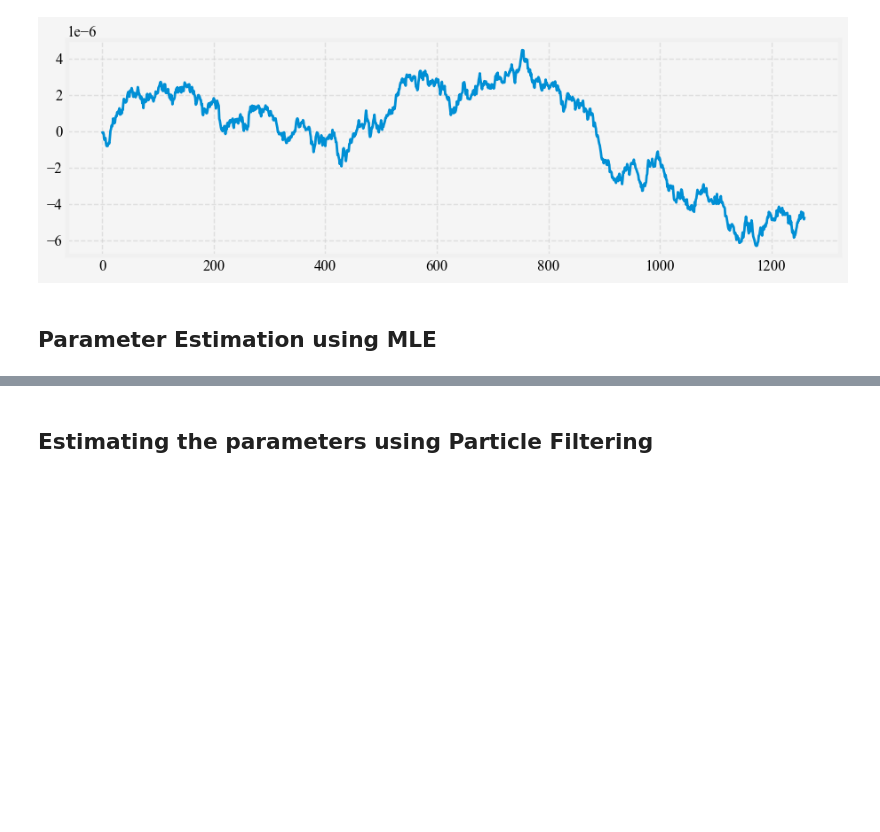
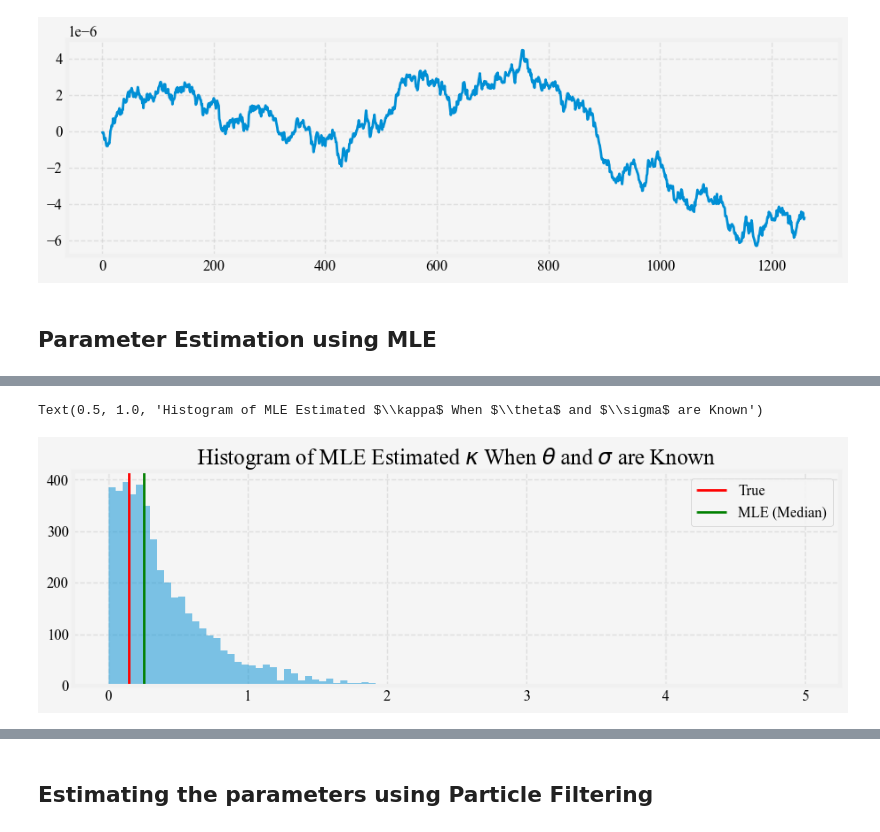
Before and after one commit to steveya/short-rate-models, a Jupyter notebook: notebook/vasicek_model.ipynb, the cells around one changed output, grey strips where cells are left out. Cells and saved outputs as stored; diff of their text form; code cells hidden in the pictures; blank space fills up the shorter version.

```diff
--- a/notebook/vasicek_model.ipynb
+++ b/notebook/vasicek_model.ipynb
@@ -144,8 +144,8 @@ def vasicek_log_likelihood(params, rates, dt):
     return -logL
 
 def calibrate_vasicek_mle(rates, dt):
-    initial_params = [1, np.mean(rates), np.std(np.diff(rates)) * np.sqrt(1/dt)]
-    bounds = [(0, None), (None, None), (1e-8, None)]
+    initial_params = [np.random.uniform(0, 1), np.mean(rates), np.std(np.diff(rates)) * np.sqrt(1/dt)]
+    bounds = [(None, None), (None, None), (1e-8, None)]
 
     result = minimize(
         vasicek_log_likelihood, initial_params,
@@ -173,7 +173,7 @@ def vasicek_log_likelihood_kappa(params, rates, dt, theta, sigma):
 
 
 def calibrate_vasicek_mle_kappa(rates, dt, theta, sigma):
-    initial_params = [1]
+    initial_params = [np.random.uniform(0, 1)]
 
     result = minimize(
         vasicek_log_likelihood_kappa, initial_params,
@@ -192,0 +240,2 @@ Ground truth: kappa=0.15, theta=0.03, sigma=0.01
+# %%
+kappa_ests_mle_ko_median = np.median(kappa_ests_mle_ko, axis=0)
@@ -192,0 +254,12 @@ Ground truth: kappa=0.15, theta=0.03, sigma=0.01
+# %%
+import scipy
+bins = np.linspace(0, 5, 100)
+#plt.hist(kappa_ests_mle, bins=bins, alpha=0.5)
+plt.hist(kappa_ests_mle_ko, bins=bins, alpha=0.5)
+plt.axvline(kappa, color='r')
+plt.axvline(kappa_ests_mle_ko_median, color='g')
+plt.legend(['True', 'MLE (Median)'])
+plt.title('Histogram of MLE Estimated $\kappa$ When $\\theta$ and $\sigma$ are Known')
+# %% [output]
+Text(0.5, 1.0, 'Histogram of MLE Estimated $\\kappa$ When $\\theta$ and $\\sigma$ are Known')
+[figure, added]
```
Also changed, not shown: parts of 5 cells of this notebook.
